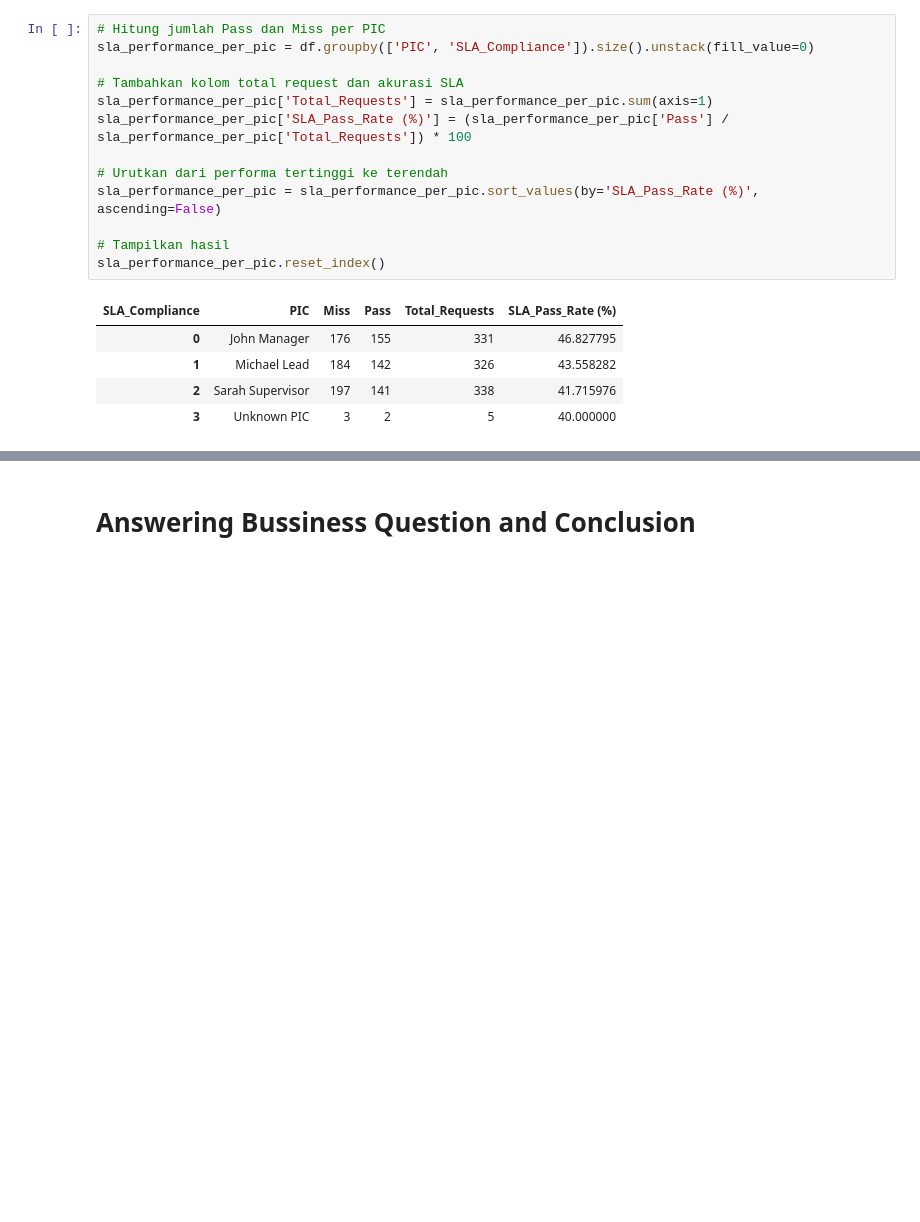
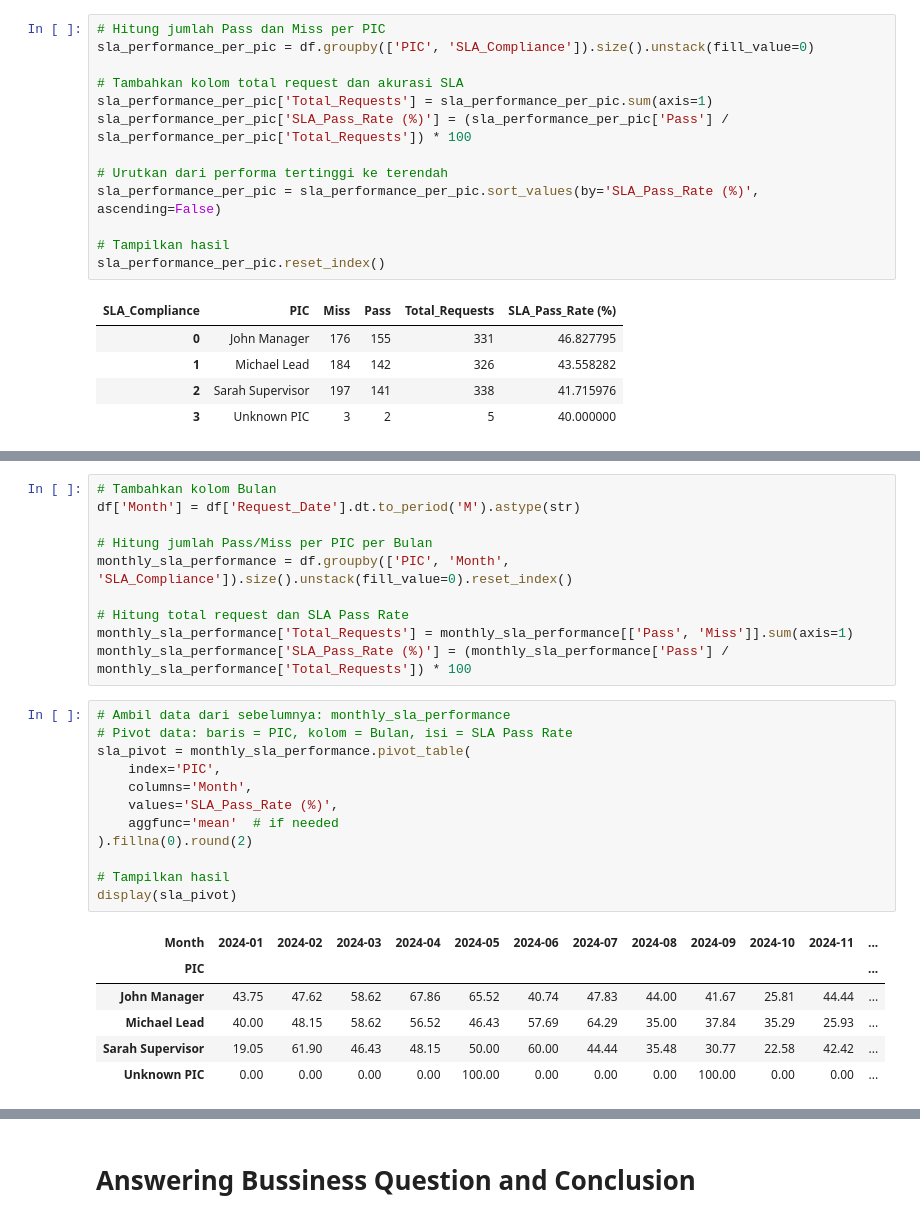
Before and after one commit to FadQode/Data_analysis, a Jupyter notebook: DS3.ipynb, the cells around one changed output, grey strips where cells are left out. Saved outputs shown, nothing was run; the diff lists cells and outputs as text; blank space fills up the shorter version.

```diff
--- a/DS3.ipynb
+++ b/DS3.ipynb
@@ -1256,0 +1212,29 @@ fig.show()
+# %%
+# Tambahkan kolom Bulan
+df['Month'] = df['Request_Date'].dt.to_period('M').astype(str)
+
+# Hitung jumlah Pass/Miss per PIC per Bulan
+monthly_sla_performance = df.groupby(['PIC', 'Month', 'SLA_Compliance']).size().unstack(fill_value=0).reset_index()
+
+# Hitung total request dan SLA Pass Rate
+monthly_sla_performance['Total_Requests'] = monthly_sla_performance[['Pass', 'Miss']].sum(axis=1)
+monthly_sla_performance['SLA_Pass_Rate (%)'] = (monthly_sla_performance['Pass'] / monthly_sla_performance['Total_Requests']) * 100
+# %%
+# Ambil data dari sebelumnya: monthly_sla_performance
+# Pivot data: baris = PIC, kolom = Bulan, isi = SLA Pass Rate
+sla_pivot = monthly_sla_performance.pivot_table(
+    index='PIC',
+    columns='Month',
+    values='SLA_Pass_Rate (%)',
+    aggfunc='mean'  # if needed
+).fillna(0).round(2)
+
+# Tampilkan hasil
+display(sla_pivot)
+# %% [output]
+| Month | 2024-01 | 2024-02 | 2024-03 | 2024-04 | 2024-05 | 2024-06 | 2024-07 | 2024-08 | 2024-09 | 2024-10 | 2024-11 | ... |
+| PIC |  |  |  |  |  |  |  |  |  |  |  | ... |
+| John Manager | 43.75 | 47.62 | 58.62 | 67.86 | 65.52 | 40.74 | 47.83 | 44.00 | 41.67 | 25.81 | 44.44 | ... |
+| Michael Lead | 40.00 | 48.15 | 58.62 | 56.52 | 46.43 | 57.69 | 64.29 | 35.00 | 37.84 | 35.29 | 25.93 | ... |
+| Sarah Supervisor | 19.05 | 61.90 | 46.43 | 48.15 | 50.00 | 60.00 | 44.44 | 35.48 | 30.77 | 22.58 | 42.42 | ... |
+| Unknown PIC | 0.00 | 0.00 | 0.00 | 0.00 | 100.00 | 0.00 | 0.00 | 0.00 | 100.00 | 0.00 | 0.00 | ... |
```
Also changed, not shown: parts of 34 cells of this notebook.
